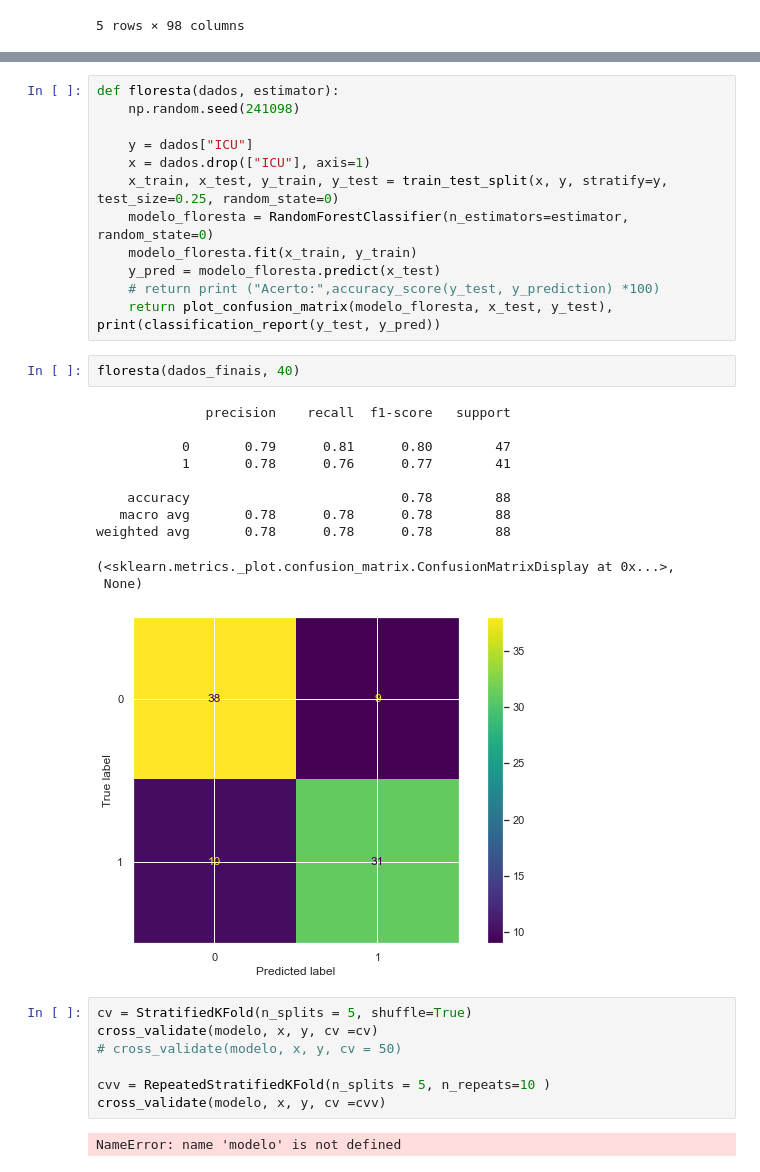
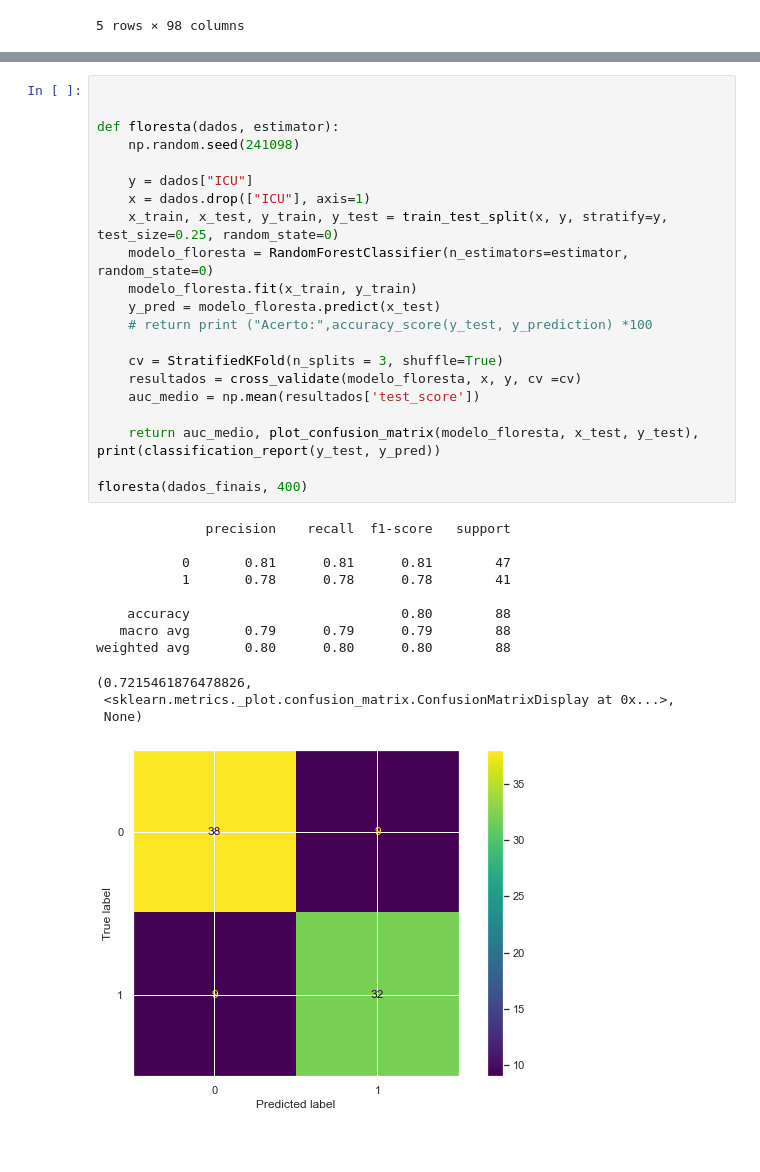
Before and after one commit to HammadN98/Previsao-da-necessidade-de-internacao-por-Covid-19, a Jupyter notebook: modelos_e_testes.ipynb, the cells around one changed output, grey strips where cells are left out. Cells and saved outputs as stored; diff of their text form; blank space fills up the shorter version.

```diff
--- a/modelos_e_testes.ipynb
+++ b/modelos_e_testes.ipynb
@@ -208,35 +305,34 @@ weighted avg       0.82      0.82      0.82        88
 # %%
+
+
 def floresta(dados, estimator):
     np.random.seed(241098)
 
     y = dados["ICU"]
     x = dados.drop(["ICU"], axis=1)
     x_train, x_test, y_train, y_test = train_test_split(x, y, stratify=y, test_size=0.25, random_state=0)
     modelo_floresta = RandomForestClassifier(n_estimators=estimator, random_state=0)
     modelo_floresta.fit(x_train, y_train)
     y_pred = modelo_floresta.predict(x_test)
-    # return print ("Acerto:",accuracy_score(y_test, y_prediction) *100)
-    return plot_confusion_matrix(modelo_floresta, x_test, y_test), print(classification_report(y_test, y_pred))
+    # return print ("Acerto:",accuracy_score(y_test, y_prediction) *100
+
+    cv = StratifiedKFold(n_splits = 3, shuffle=True)
+    resultados = cross_validate(modelo_floresta, x, y, cv =cv)
+    auc_medio = np.mean(resultados['test_score'])
+
+    return auc_medio, plot_confusion_matrix(modelo_floresta, x_test, y_test), print(classification_report(y_test, y_pred))
+
+floresta(dados_finais, 400)
+# %% [output]
+              precision    recall  f1-score   support
+
+           0       0.81      0.81      0.81        47
+           1       0.78      0.78      0.78        41
+
+    accuracy                           0.80        88
+   macro avg       0.79      0.79      0.79        88
+weighted avg       0.80      0.80      0.80        88
+(0.7215461876478826,
+ <sklearn.metrics._plot.confusion_matrix.ConfusionMatrixDisplay at 0x...>,
+ None)
+[figure, added]
-# %%
-floresta(dados_finais, 40)
-# %% [output]
-              precision    recall  f1-score   support
-
-           0       0.79      0.81      0.80        47
-           1       0.78      0.76      0.77        41
-
-    accuracy                           0.78        88
-   macro avg       0.78      0.78      0.78        88
-weighted avg       0.78      0.78      0.78        88
-(<sklearn.metrics._plot.confusion_matrix.ConfusionMatrixDisplay at 0x...>,
- None)
-[figure, removed]
-# %%
-cv = StratifiedKFold(n_splits = 5, shuffle=True)
-cross_validate(modelo, x, y, cv =cv)
-# cross_validate(modelo, x, y, cv = 50)
-
-cvv = RepeatedStratifiedKFold(n_splits = 5, n_repeats=10 )
-cross_validate(modelo, x, y, cv =cvv)
-# %% [output]
-NameError: name 'modelo' is not defined
```
Also changed, not shown: parts of 12 cells of this notebook, 1 other file.
